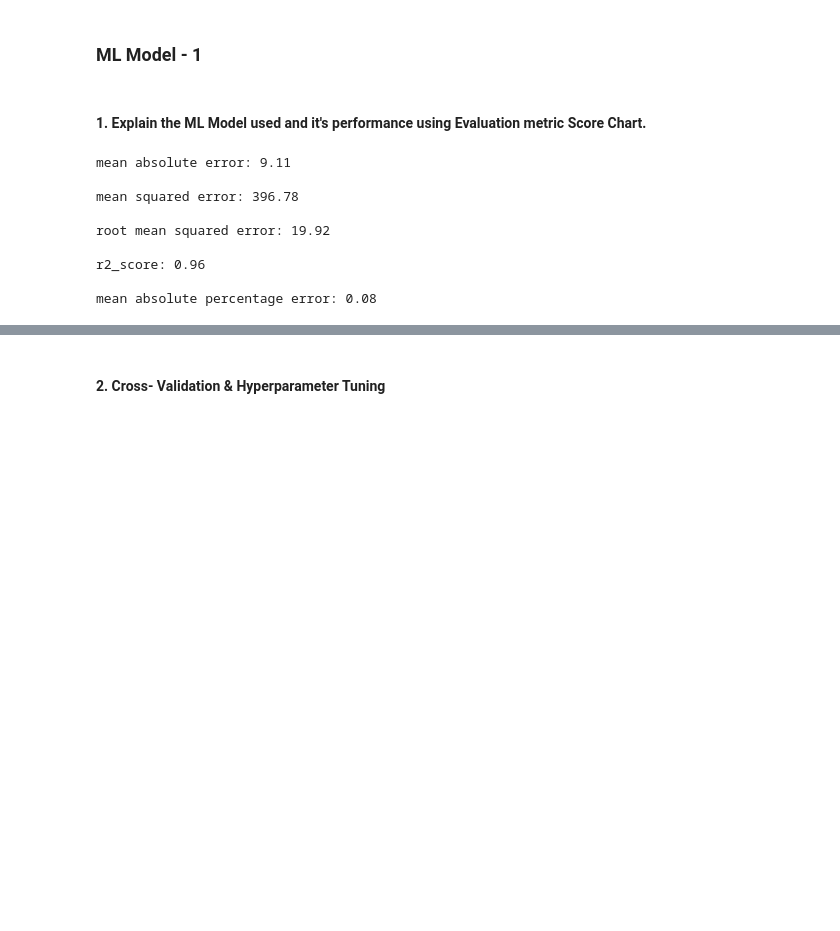
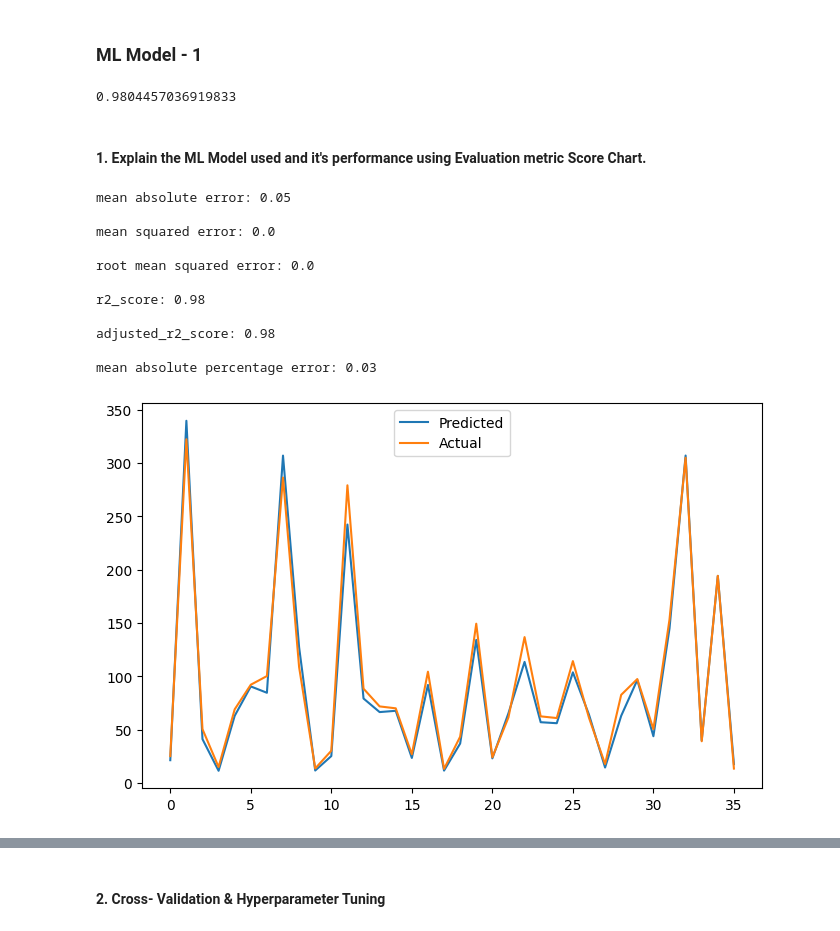
Before and after one commit to sourav03dutta/YES-Bank-Stock-Closing-Price-Prediction, a Jupyter notebook: YES_Bank_Stock_Closing_Price_Prediction.ipynb, the cells around one changed output, grey strips where cells are left out. Drawn from its saved outputs; the diff is of its cells as text; code cells hidden in the pictures; blank space fills up the shorter version.

```diff
--- a/YES_Bank_Stock_Closing_Price_Prediction.ipynb
+++ b/YES_Bank_Stock_Closing_Price_Prediction.ipynb
@@ -865,6 +849,10 @@ lr.fit(X_train, y_train)
 
 # Predict on the model
 lr_y_pred = lr.predict(X_test)
+# %%
+lr.score(X_train, y_train)
+# %% [output]
+0.9804457036919833
 # %% [markdown]
 #### 1. Explain the ML Model used and it's performance using Evaluation metric Score Chart.
 # %%
@@ -878,18 +866,30 @@ lr_rmse = round(np.sqrt(lr_mse),2)
 print('root mean squared error: {}\n'.format(lr_rmse))
 lr_r2 = round(r2_score(y_test, lr_y_pred),2)
 print('r2_score: {}\n'.format(lr_r2))
+lr_r2_adjusted = round(1-(1-r2_score(10**(y_test), 10**(lr_y_pred)))*((X_test.shape[0]-1)/(X_test.shape[0]-X_test.shape[1]-1)),2)
+print('adjusted_r2_score: {}\n'.format(lr_r2_adjusted))
 lr_mape = round(mean_absolute_percentage_error(lr_y_pred, y_test),2)
 print('mean absolute percentage error: {}\n\n\n'.format(lr_mape))
 # %% [output]
-mean absolute error: 9.11
+mean absolute error: 0.05
 
-mean squared error: 396.78
+mean squared error: 0.0
 
-root mean squared error: 19.92
+root mean squared error: 0.0
 
-r2_score: 0.96
+r2_score: 0.98
 
-mean absolute percentage error: 0.08
+adjusted_r2_score: 0.98
+
+mean absolute percentage error: 0.03
+# %%
+plt.figure(figsize=(8,5))
+plt.plot(10**(lr_y_pred))
+plt.plot(np.array(10**(y_test)))
+plt.legend(["Predicted","Actual"])
+plt.show()
+# %% [output]
+[figure, added]
 # %%
 # Check for homoscadacity
 plt.scatter(lr_y_pred, y_test)
```
Also changed, not shown: parts of 14 cells of this notebook.
